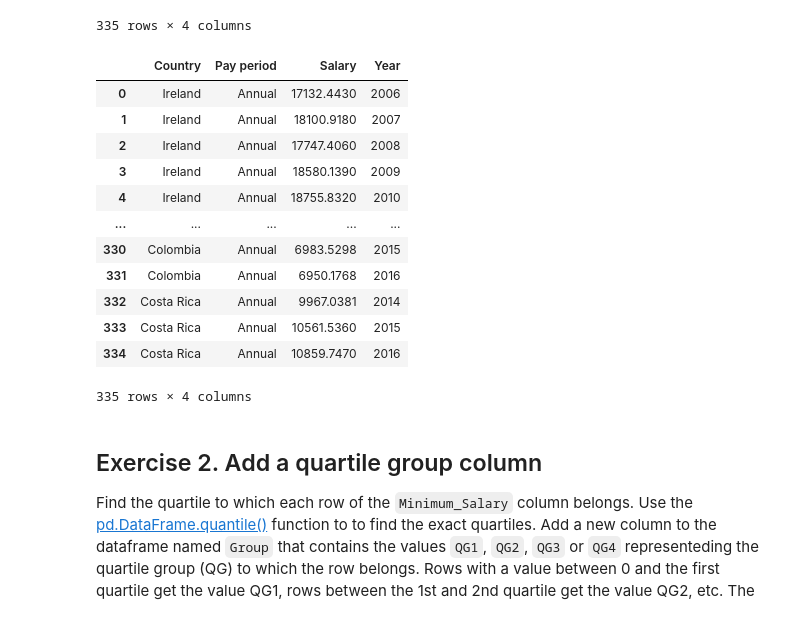
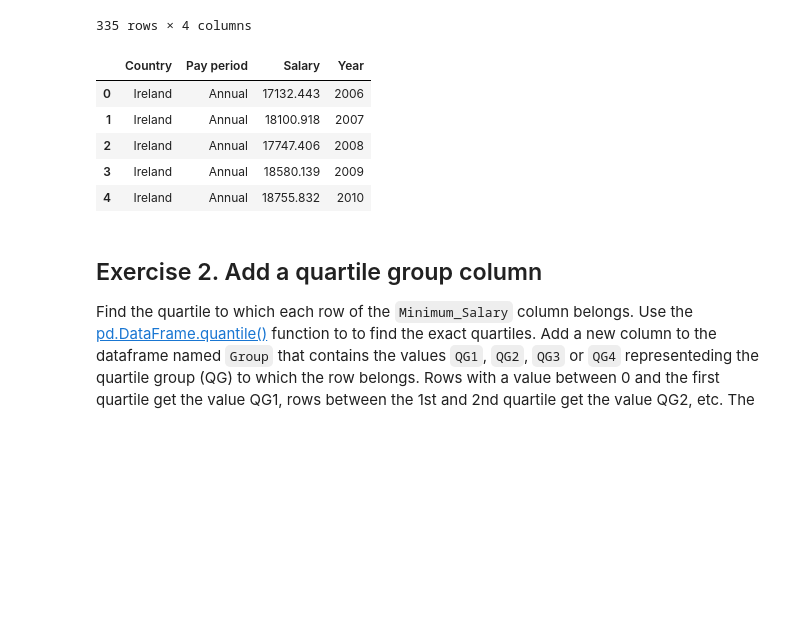
Before and after one commit to Acorntree616/Data-Analytics-With-Python, a Jupyter notebook: Module2-Data_Analytics/D08-Matplotlib.ipynb, the cells around one changed output. Drawn from its saved outputs; the diff is of its cells as text; code cells hidden in the pictures; blank space fills up the shorter version.

```diff
--- a/Module2-Data_Analytics/D08-Matplotlib.ipynb
+++ b/Module2-Data_Analytics/D08-Matplotlib.ipynb
@@ -70,21 +70,14 @@ wages['Salary'] = wages['Salary'].astype('float')
 # %%
 wages.reset_index(inplace=True, drop=True)
 # %%
-wages
+wages.head()
 # %% [output]
 |  | Country | Pay period | Salary | Year |
-| 0 | Ireland | Annual | 17132.4430 | 2006 |
-| 1 | Ireland | Annual | 18100.9180 | 2007 |
-| 2 | Ireland | Annual | 17747.4060 | 2008 |
-| 3 | Ireland | Annual | 18580.1390 | 2009 |
-| 4 | Ireland | Annual | 18755.8320 | 2010 |
-| ... | ... | ... | ... | ... |
-| 330 | Colombia | Annual | 6983.5298 | 2015 |
-| 331 | Colombia | Annual | 6950.1768 | 2016 |
-| 332 | Costa Rica | Annual | 9967.0381 | 2014 |
-| 333 | Costa Rica | Annual | 10561.5360 | 2015 |
-| 334 | Costa Rica | Annual | 10859.7470 | 2016 |
+| 0 | Ireland | Annual | 17132.443 | 2006 |
+| 1 | Ireland | Annual | 18100.918 | 2007 |
+| 2 | Ireland | Annual | 17747.406 | 2008 |
+| 3 | Ireland | Annual | 18580.139 | 2009 |
+| 4 | Ireland | Annual | 18755.832 | 2010 |
-335 rows × 4 columns
 # %% [markdown]
 ## Exercise 2. Add a quartile group column
 
```
Also changed, not shown: parts of 11 cells of this notebook.
